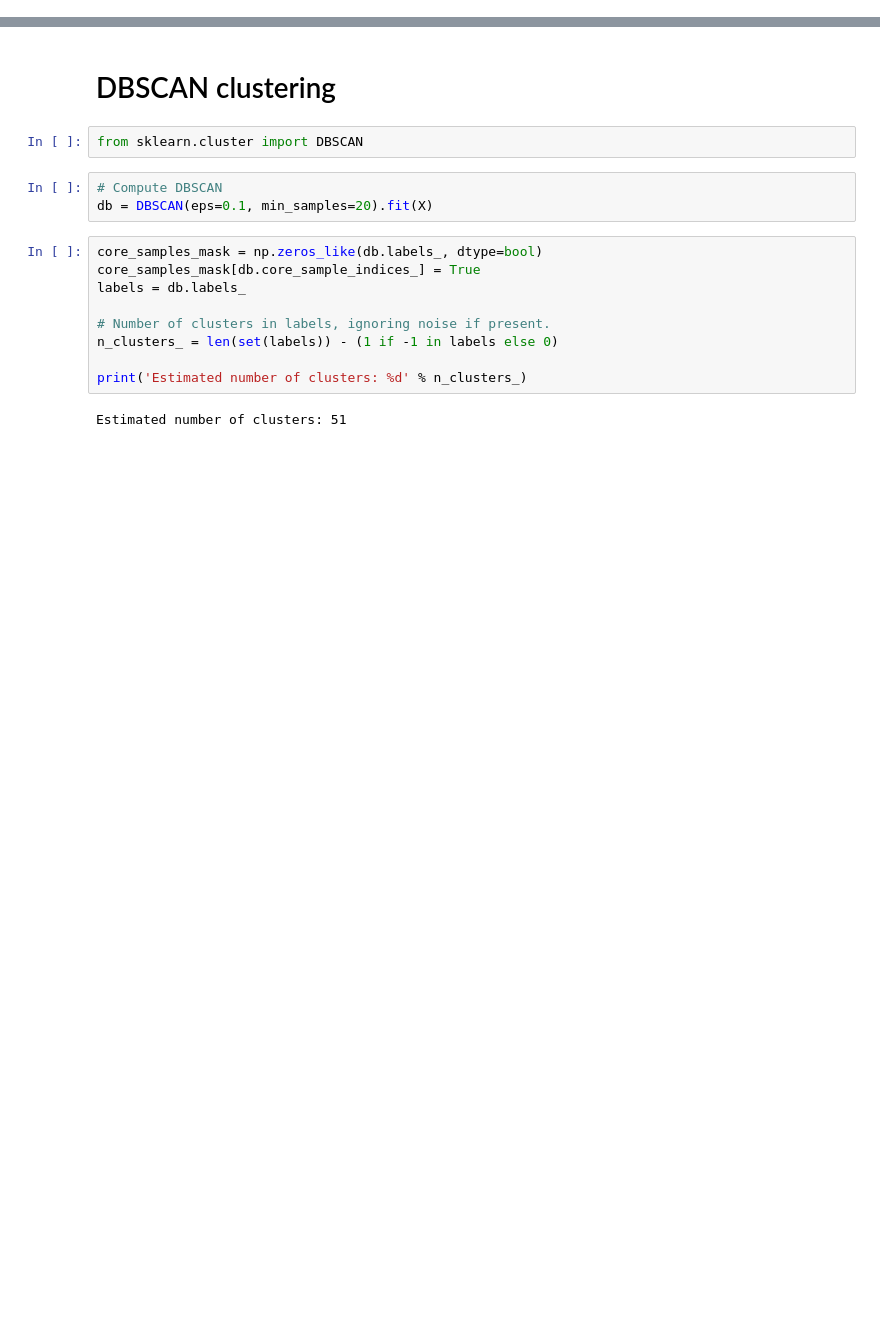
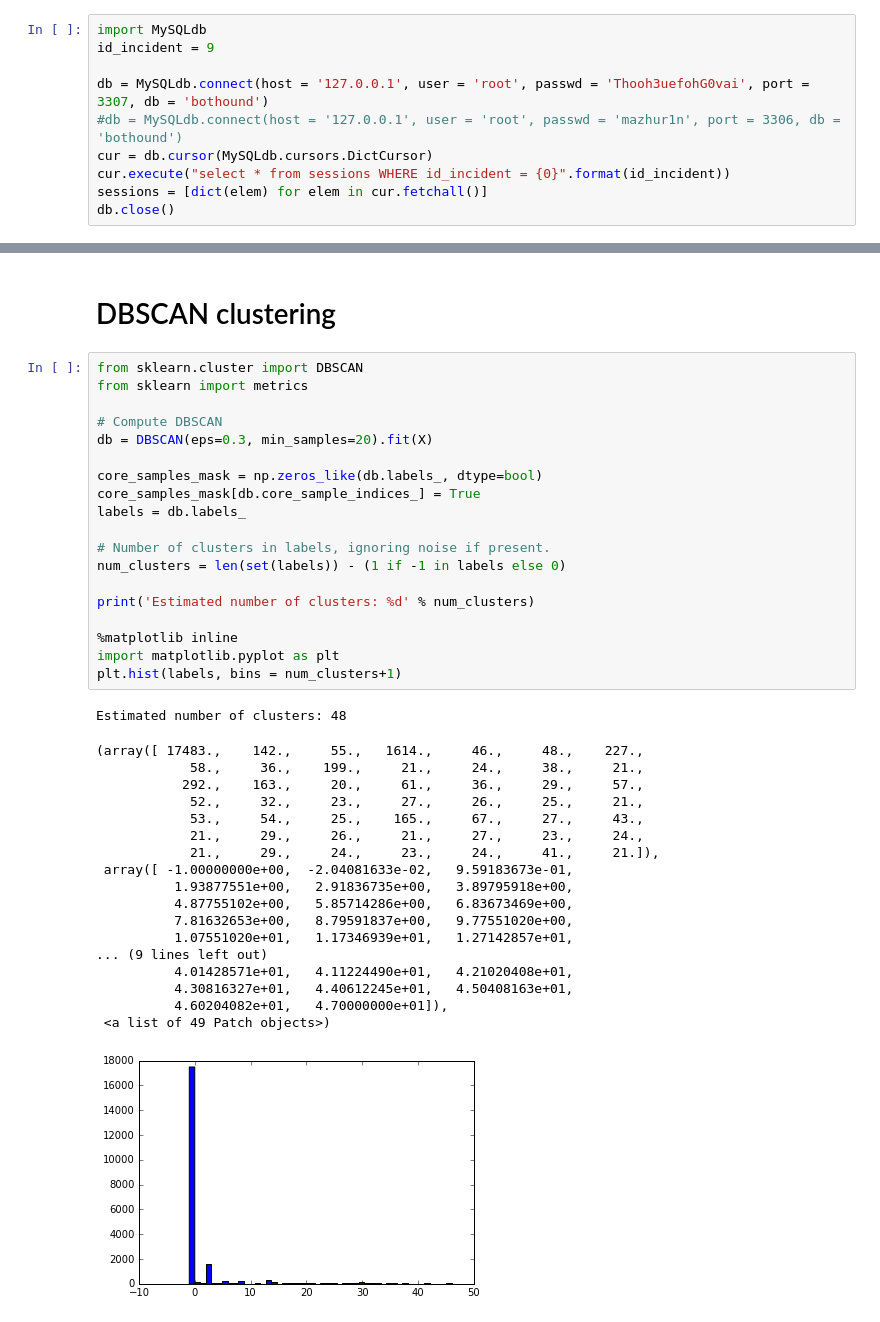
Before and after one commit to equalitie/BotHound, a Jupyter notebook: ipython/Clustering.ipynb, the cells around one changed output, grey strips where cells are left out. Saved outputs shown, nothing was run; the diff lists cells and outputs as text; blank space fills up the shorter version.

```diff
--- a/ipython/Clustering.ipynb
+++ b/ipython/Clustering.ipynb
@@ -31,0 +58,10 @@ X = np.array(empty_list)
+# %%
+import MySQLdb
+id_incident = 9
+
+db = MySQLdb.connect(host = '127.0.0.1', user = 'root', passwd = 'Thooh3uefohG0vai', port = 3307, db = 'bothound')
+#db = MySQLdb.connect(host = '127.0.0.1', user = 'root', passwd = 'mazhur1n', port = 3306, db = 'bothound')
+cur = db.cursor(MySQLdb.cursors.DictCursor)
+cur.execute("select * from sessions WHERE id_incident = {0}".format(id_incident))
+sessions = [dict(elem) for elem in cur.fetchall()]
+db.close()
@@ -141,18 +185,41 @@ print get_max_cluster_size_in_percentage(X, model)
 # %% [markdown]
 # DBSCAN clustering
-# %%
-from sklearn.cluster import DBSCAN
-# %%
-# Compute DBSCAN
-db = DBSCAN(eps=0.1, min_samples=20).fit(X)
 # %%
+from sklearn.cluster import DBSCAN
+from sklearn import metrics
+
+# Compute DBSCAN
+db = DBSCAN(eps=0.3, min_samples=20).fit(X)
+
 core_samples_mask = np.zeros_like(db.labels_, dtype=bool)
 core_samples_mask[db.core_sample_indices_] = True
 labels = db.labels_
 
 # Number of clusters in labels, ignoring noise if present.
-n_clusters_ = len(set(labels)) - (1 if -1 in labels else 0)
+num_clusters = len(set(labels)) - (1 if -1 in labels else 0)
 
-print('Estimated number of clusters: %d' % n_clusters_)
+print('Estimated number of clusters: %d' % num_clusters)
+
+%matplotlib inline
+import matplotlib.pyplot as plt
+plt.hist(labels, bins = num_clusters+1)
 # %% [output]
-Estimated number of clusters: 51
+Estimated number of clusters: 48
+(array([ 17483.,    142.,     55.,   1614.,     46.,     48.,    227.,
+            58.,     36.,    199.,     21.,     24.,     38.,     21.,
+           292.,    163.,     20.,     61.,     36.,     29.,     57.,
+            52.,     32.,     23.,     27.,     26.,     25.,     21.,
+            53.,     54.,     25.,    165.,     67.,     27.,     43.,
+            21.,     29.,     26.,     21.,     27.,     23.,     24.,
+            21.,     29.,     24.,     23.,     24.,     41.,     21.]),
+ array([ -1.00000000e+00,  -2.04081633e-02,   9.59183673e-01,
+          1.93877551e+00,   2.91836735e+00,   3.89795918e+00,
+          4.87755102e+00,   5.85714286e+00,   6.83673469e+00,
+          7.81632653e+00,   8.79591837e+00,   9.77551020e+00,
+          1.07551020e+01,   1.17346939e+01,   1.27142857e+01,
+... (9 lines left out)
+          4.01428571e+01,   4.11224490e+01,   4.21020408e+01,
+          4.30816327e+01,   4.40612245e+01,   4.50408163e+01,
+          4.60204082e+01,   4.70000000e+01]),
+ <a list of 49 Patch objects>)
+[figure, added]
```
Also changed, not shown: parts of 23 cells of this notebook, 3 other files.
